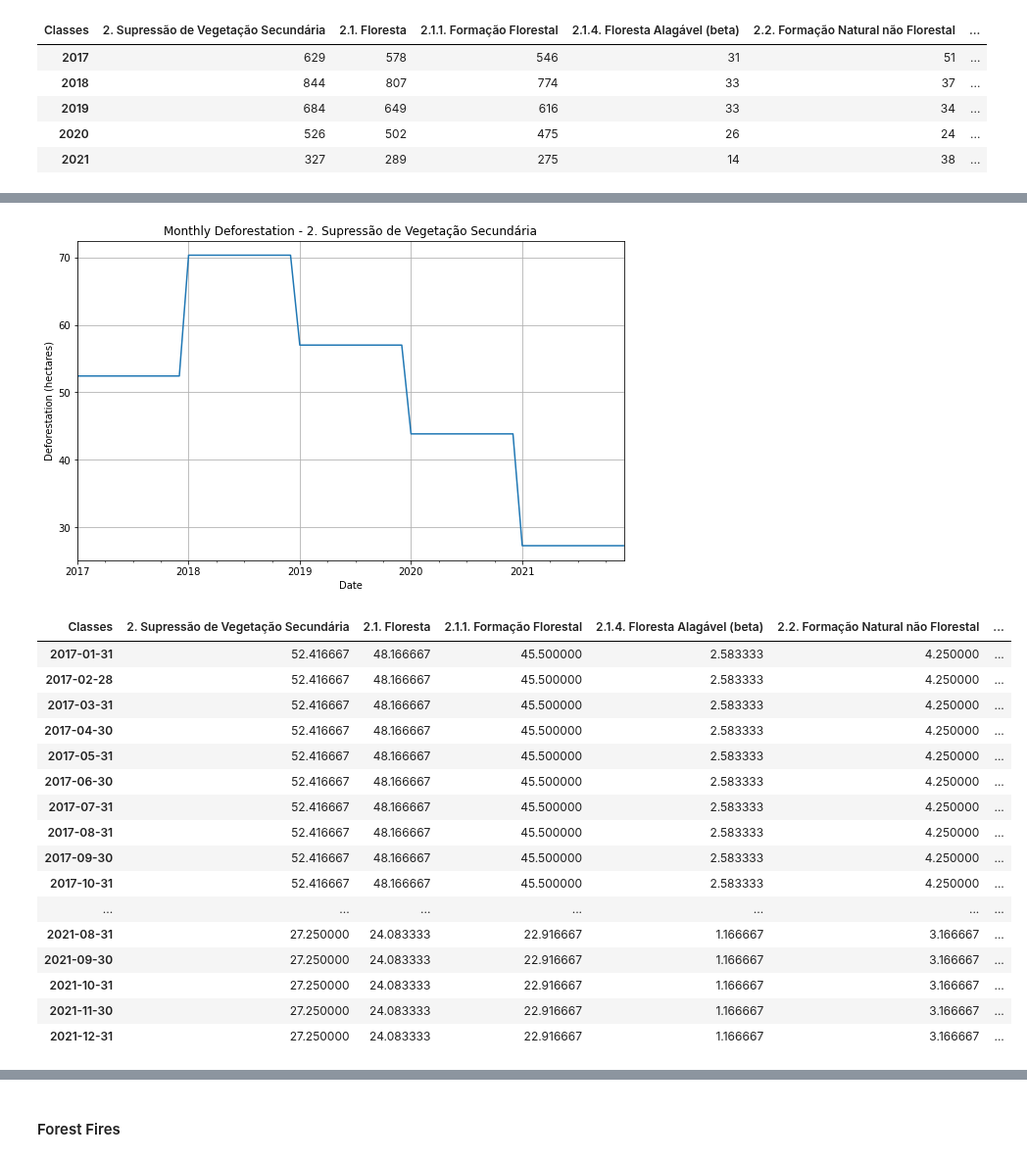
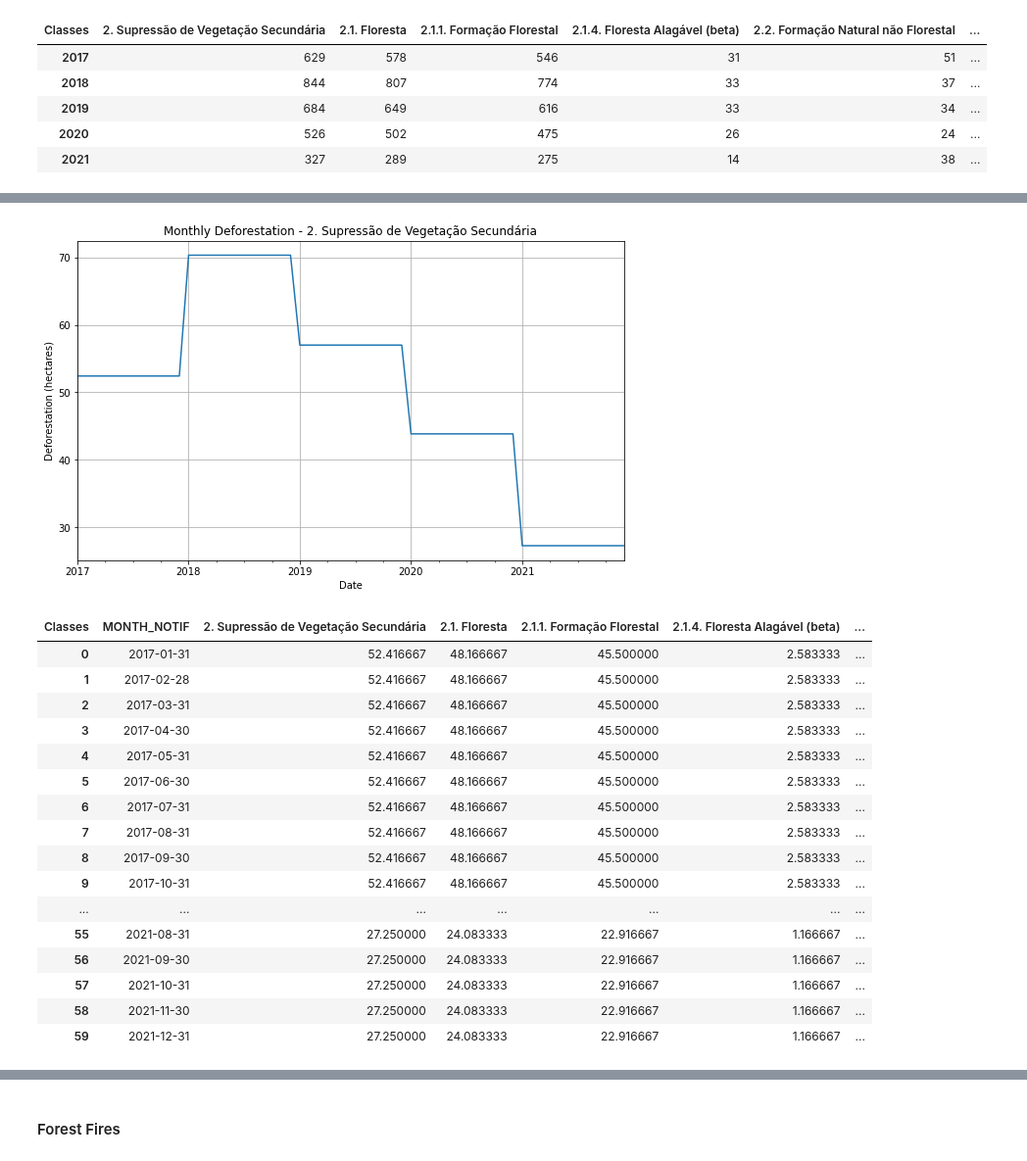
Before and after one commit to RaphaLevy/Study_on_Malaria_dynamics, a Jupyter notebook: mapbiomas_data/MapBiomas_Manaus_Data_2017_2021.ipynb, the cells around one changed output, grey strips where cells are left out. Shown at 98% size. Saved outputs shown, nothing was run; the diff lists cells and outputs as text; code cells hidden in the pictures.

```diff
--- a/mapbiomas_data/MapBiomas_Manaus_Data_2017_2021.ipynb
+++ b/mapbiomas_data/MapBiomas_Manaus_Data_2017_2021.ipynb
@@ -125,5 +125,7 @@ transposed_deforestation_2017_2021_df
 | 2021 | 327 | 289 | 275 | 14 | 38 | ... |
 # %%
 numeric_deforestation_2017_2021_df = transposed_deforestation_2017_2021_df.astype(int)
+numeric_deforestation_2017_2021_df = numeric_deforestation_2017_2021_df.reset_index()
+numeric_deforestation_2017_2021_df.rename(columns={'index': 'YEAR_NOTIF'}, inplace=True)
 numeric_deforestation_2017_2021_df
 # %% [output]
@@ -141,37 +143,39 @@ plt.show()
 # %%
 # Convert the index to datetime format for yearly data
 monthly_data = numeric_deforestation_2017_2021_df.values.repeat(12, axis=0) / 12
 
 # Create a new DataFrame with monthly data, assigning a monthly date range as the index
 monthly_index = pd.date_range(start='2017-01-01', end='2021-12-31', freq='M')
 monthly_deforestation_2017_2021_df = pd.DataFrame(monthly_data, index=monthly_index, columns=numeric_deforestation_2017_2021_df.columns)
 
 # Plot the '2. Supressão de Vegetação Secundária' column to confirm it has no NaNs and data looks correct
 monthly_deforestation_2017_2021_df['2. Supressão de Vegetação Secundária'].plot(kind='line', figsize=(10, 6))
 plt.title('Monthly Deforestation - 2. Supressão de Vegetação Secundária')
 plt.xlabel('Date')
 plt.ylabel('Deforestation (hectares)')
 plt.grid(True)
 plt.show()
 
 # Display the final DataFrame to confirm it covers the full date range
+monthly_deforestation_2017_2021_df = monthly_deforestation_2017_2021_df.reset_index()
+monthly_deforestation_2017_2021_df.rename(columns={'index': 'MONTH_NOTIF'}, inplace=True)
 monthly_deforestation_2017_2021_df
 # %% [output]
 [figure]
-| Classes | 2. Supressão de Vegetação Secundária | 2.1. Floresta | 2.1.1. Formação Florestal | 2.1.4. Floresta Alagável (beta) | 2.2. Formação Natural não Florestal | ... |
-| 2017-01-31 | 52.416667 | 48.166667 | 45.500000 | 2.583333 | 4.250000 | ... |
-| 2017-02-28 | 52.416667 | 48.166667 | 45.500000 | 2.583333 | 4.250000 | ... |
-| 2017-03-31 | 52.416667 | 48.166667 | 45.500000 | 2.583333 | 4.250000 | ... |
-| 2017-04-30 | 52.416667 | 48.166667 | 45.500000 | 2.583333 | 4.250000 | ... |
-| 2017-05-31 | 52.416667 | 48.166667 | 45.500000 | 2.583333 | 4.250000 | ... |
-| 2017-06-30 | 52.416667 | 48.166667 | 45.500000 | 2.583333 | 4.250000 | ... |
-| 2017-07-31 | 52.416667 | 48.166667 | 45.500000 | 2.583333 | 4.250000 | ... |
-| 2017-08-31 | 52.416667 | 48.166667 | 45.500000 | 2.583333 | 4.250000 | ... |
-| 2017-09-30 | 52.416667 | 48.166667 | 45.500000 | 2.583333 | 4.250000 | ... |
-| 2017-10-31 | 52.416667 | 48.166667 | 45.500000 | 2.583333 | 4.250000 | ... |
+| Classes | MONTH_NOTIF | 2. Supressão de Vegetação Secundária | 2.1. Floresta | 2.1.1. Formação Florestal | 2.1.4. Floresta Alagável (beta) | ... |
+| 0 | 2017-01-31 | 52.416667 | 48.166667 | 45.500000 | 2.583333 | ... |
+| 1 | 2017-02-28 | 52.416667 | 48.166667 | 45.500000 | 2.583333 | ... |
+| 2 | 2017-03-31 | 52.416667 | 48.166667 | 45.500000 | 2.583333 | ... |
+| 3 | 2017-04-30 | 52.416667 | 48.166667 | 45.500000 | 2.583333 | ... |
+| 4 | 2017-05-31 | 52.416667 | 48.166667 | 45.500000 | 2.583333 | ... |
+| 5 | 2017-06-30 | 52.416667 | 48.166667 | 45.500000 | 2.583333 | ... |
+| 6 | 2017-07-31 | 52.416667 | 48.166667 | 45.500000 | 2.583333 | ... |
+| 7 | 2017-08-31 | 52.416667 | 48.166667 | 45.500000 | 2.583333 | ... |
+| 8 | 2017-09-30 | 52.416667 | 48.166667 | 45.500000 | 2.583333 | ... |
+| 9 | 2017-10-31 | 52.416667 | 48.166667 | 45.500000 | 2.583333 | ... |
 | ... | ... | ... | ... | ... | ... | ... |
-| 2021-08-31 | 27.250000 | 24.083333 | 22.916667 | 1.166667 | 3.166667 | ... |
-| 2021-09-30 | 27.250000 | 24.083333 | 22.916667 | 1.166667 | 3.166667 | ... |
-| 2021-10-31 | 27.250000 | 24.083333 | 22.916667 | 1.166667 | 3.166667 | ... |
-| 2021-11-30 | 27.250000 | 24.083333 | 22.916667 | 1.166667 | 3.166667 | ... |
-| 2021-12-31 | 27.250000 | 24.083333 | 22.916667 | 1.166667 | 3.166667 | ... |
+| 55 | 2021-08-31 | 27.250000 | 24.083333 | 22.916667 | 1.166667 | ... |
+| 56 | 2021-09-30 | 27.250000 | 24.083333 | 22.916667 | 1.166667 | ... |
+| 57 | 2021-10-31 | 27.250000 | 24.083333 | 22.916667 | 1.166667 | ... |
+| 58 | 2021-11-30 | 27.250000 | 24.083333 | 22.916667 | 1.166667 | ... |
+| 59 | 2021-12-31 | 27.250000 | 24.083333 | 22.916667 | 1.166667 | ... |
```
Also changed, not shown: parts of 12 cells of this notebook.
